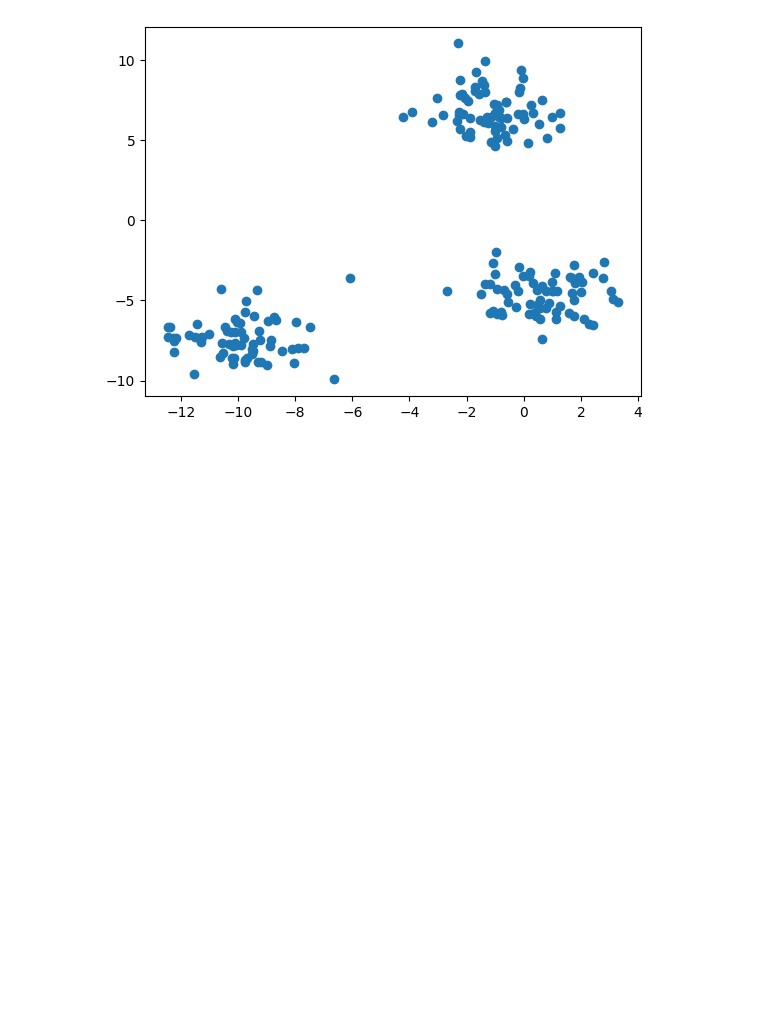
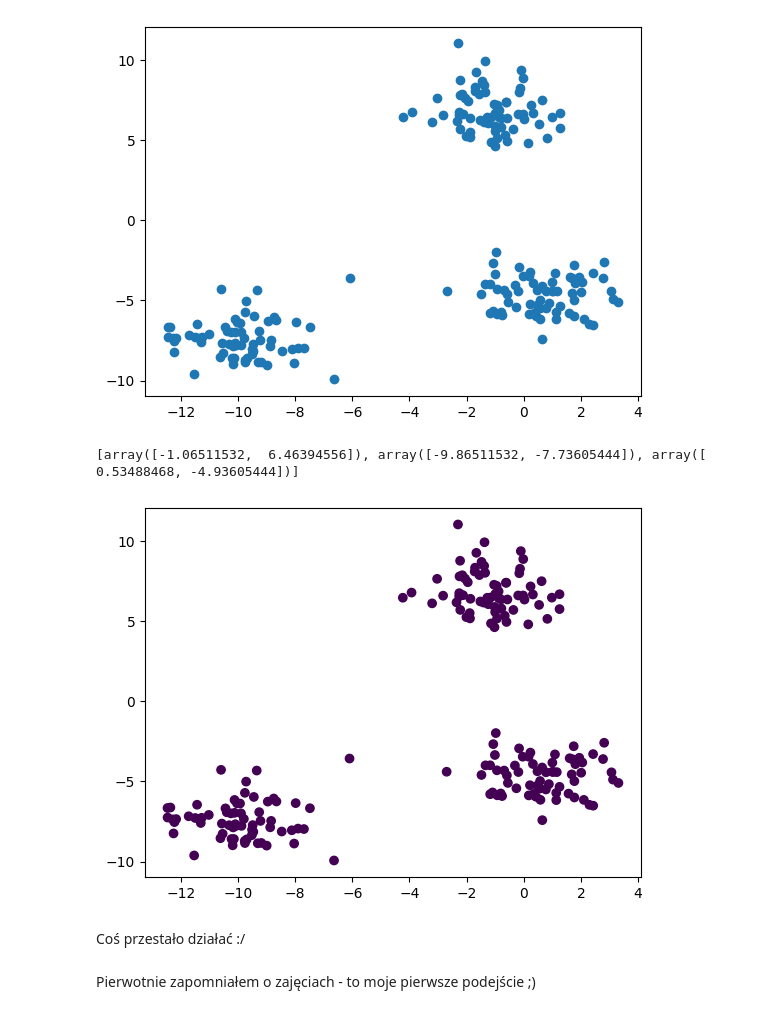
Before and after one commit to dominikrobak/cwiczenia_ML, a Jupyter notebook: 5.ipynb, the cells around one changed output. Cells and saved outputs as stored; diff of their text form; code cells hidden in the pictures; blank space fills up the shorter version.

```diff
--- a/5.ipynb
+++ b/5.ipynb
@@ -128,10 +0,0 @@ array([False, False, False, ..., False, False, False])
-# %%
-#bo kmeans arbitralnie nadaje nazwy grupom, nie koniecznie grupa 0 reprezentuje zera
-
-from scipy.stats import mode
-import numpy as np
-
-labels = np.zeros_like(clusters)
-for i in range(10):
-    mask = (clusters == i)
-    labels[mask] = mode(digits.target[mask])[0]
@@ -232,5 +12,69 @@ plt.scatter(X[:, 0], X[:, 1])
 plt.show()
 # %% [output]
 [figure]
+# %%
+def funkcja_gorska(x, c, sigma = 1.0, b = 1.0, wartosc = 0.0):
+    for i in x:
+        vec_diff = c - i
+        wartosc += np.exp(-(math.hypot(vec_diff[0], vec_diff[1])**(2*b))/(2*sigma**2))
+
+    return wartosc
+
+
+x_min,x_max,y_min,y_max = min(X[:,0]), max(X[:,0]), min(X[:,1]), max(X[:,1])
+x_points, y_points = np.arange(x_min, x_max, 0.2), np.arange(y_min, y_max, 0.2)
+
+
+def daj_mi_wszystkie_wierzcholki(Xs,no_centers,  x_points, y_points, b = 1.0, sigma = 1):
+    wszystkie_centra = []
+    while len(wszystkie_centra) < no_centers:
+        najwyzsza_gora = 0
+        for y in y_points:
+            for x in x_points:
+                punkt = np.array([x, y])
+                ile_centr = len(wszystkie_centra)
+                wartosc_funkcji_gorskiej = funkcja_gorska(Xs, punkt)
+                if ile_centr == 0:
+                    wartosc_funkcji_gorskiej = wartosc_funkcji_gorskiej
+                elif ile_centr == 1:
+                    roznica = punkt - wszystkie_centra[0]
+                    wartosc_funkcji_gorskiej -= funkcja_gorska(Xs, wszystkie_centra[0]) * np.exp(-(math.hypot(roznica[0], roznica[1])**(2*b))/(2*sigma**2))
+                else:
+                    roznica_1 = wszystkie_centra[1] - wszystkie_centra[0]
+                    roznica_2 = punkt - wszystkie_centra[1]
+                    roznica = punkt - wszystkie_centra[0]
+                    wartosc_funkcji_gorskiej -= (funkcja_gorska(Xs, wszystkie_centra[0]) * np.exp(-(math.hypot(roznica[0], roznica[1])**(2*b))/(2*sigma**2))) + (funkcja_gorska(Xs, wszystkie_centra[1]) * np.exp(-(math.hypot(roznica_2[0], roznica_2[1])**(2*b))/(2*sigma**2)))
+                if wartosc_funkcji_gorskiej > najwyzsza_gora:
+                    najwyzsza_gora = wartosc_funkcji_gorskiej
+                    koordynaty = np.array([x, y])
+        wszystkie_centra.append(koordynaty)
+    return wszystkie_centra
+
+wszystkie_centra = daj_mi_wszystkie_wierzcholki(X, 3, x_points, y_points)
+print(wszystkie_centra)
+
+
+grupa = []
+b, sigma = 0, 0
+
+for punkt in X:
+    najblizsze_centrum = 0
+    wartosc = 0
+    for i in range(3):
+        wartosc_funkcji_gestosci = np.exp(-(math.hypot((punkt - wszystkie_centra[i])[0]) - (punkt - wszystkie_centra[i])[1])**(2*b))/(2*sigma**2)
+        if wartosc_funkcji_gestosci > wartosc:
+            wartosc = wartosc_funkcji_gestosci
+            najblizsze_centrum = i
+
+    grupa.append(najblizsze_centrum)
+plt.scatter(X[:,0], X[:,1], c=grupa)
+plt.show()
+# %% [output]
+[array([-1.06511532,  6.46394556]), array([-9.86511532, -7.73605444]), array([ 0.53488468, -4.93605444])]
+[figure, added]
+# %% [markdown]
+Coś przestało działać :/
+# %% [markdown]
+Pierwotnie zapomniałem o zajęciach - to moje pierwsze podejście ;)
 # %%
 def matrix_of_density(data):
```
Also changed, not shown: parts of 69 cells of this notebook.
